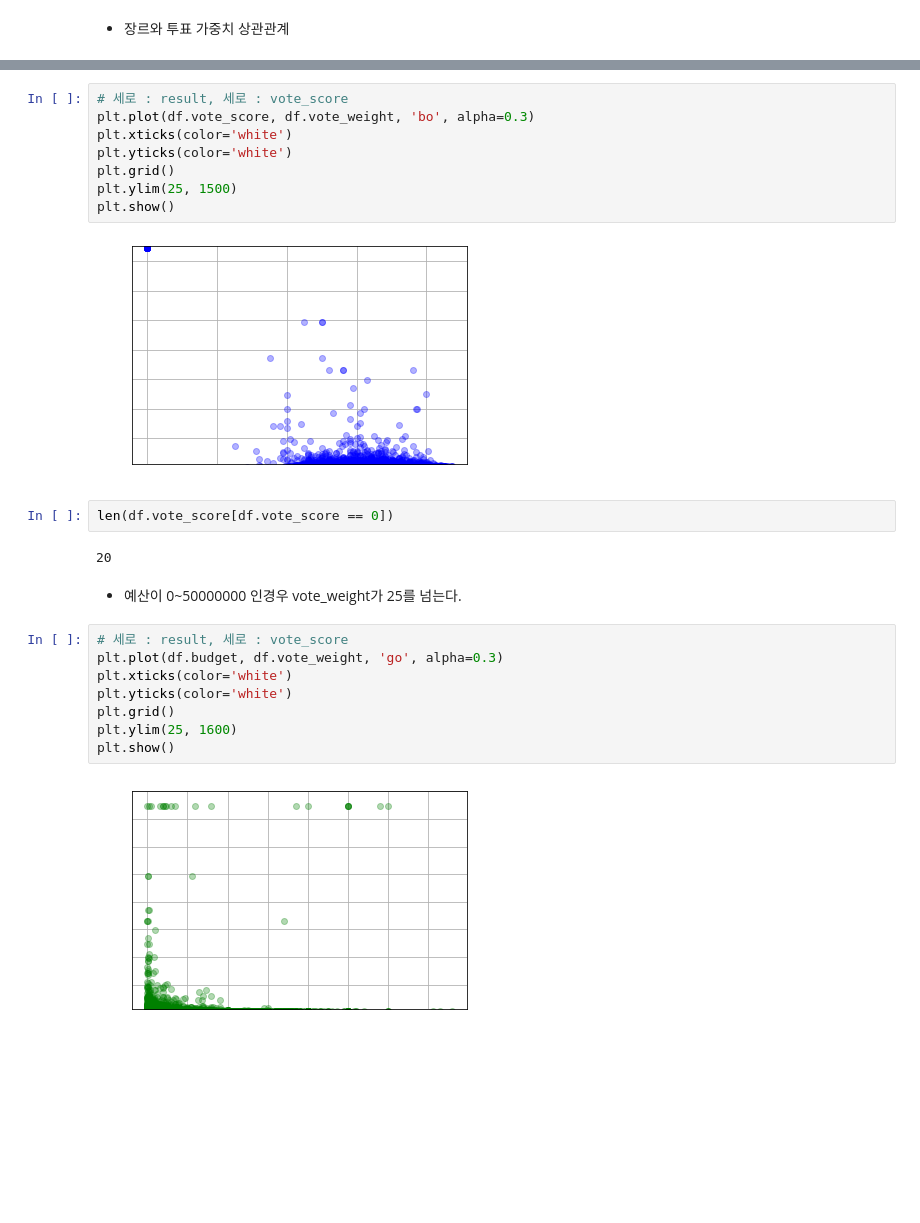
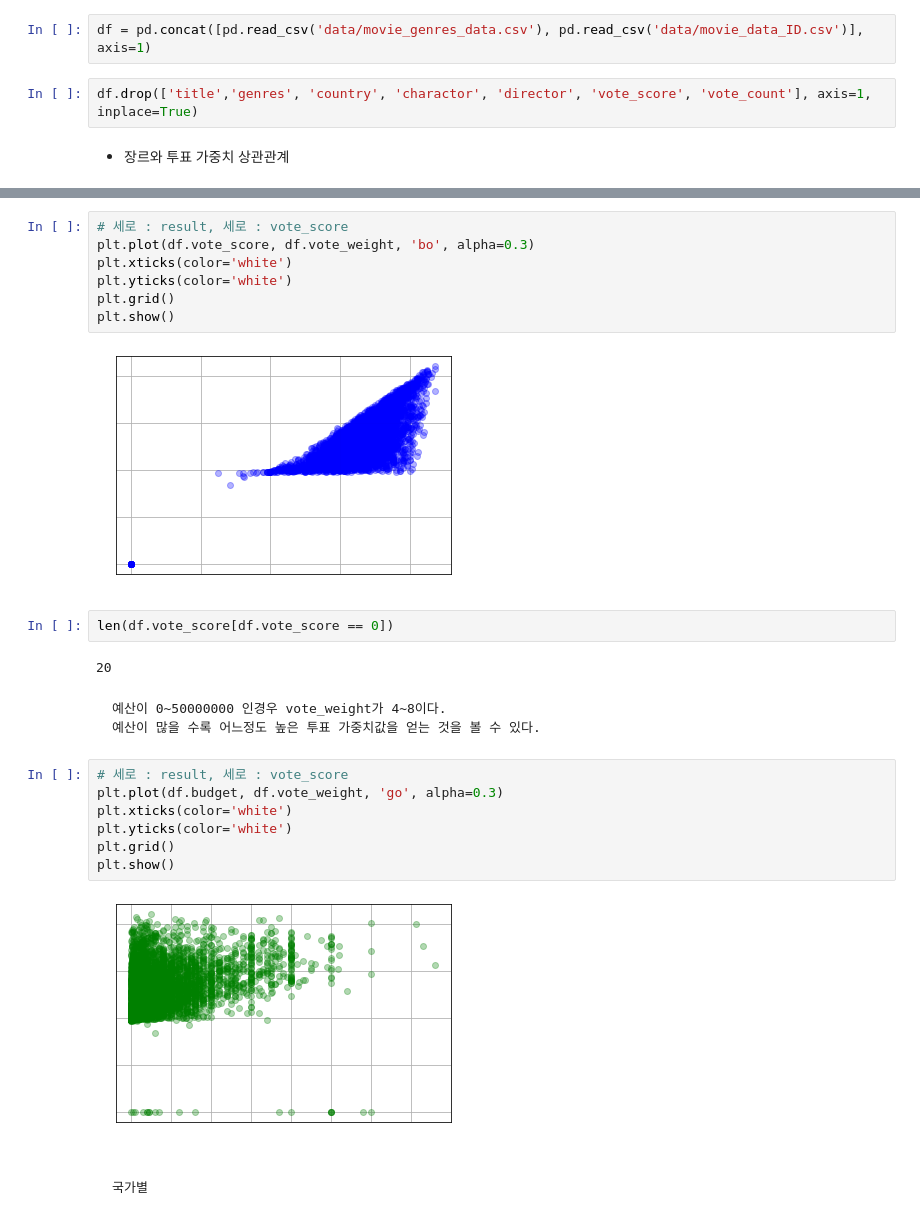
Before and after one commit to sky3085/ripple_ezen, a Jupyter notebook: ML/4.TMDBAnalysis.ipynb, the cells around one changed output, grey strips where cells are left out. Saved outputs shown, nothing was run; the diff lists cells and outputs as text; blank space fills up the shorter version.

Commit message:
new TMDB data

```diff
--- a/ML/4.TMDBAnalysis.ipynb
+++ b/ML/4.TMDBAnalysis.ipynb
@@ -108,2 +210,6 @@ df_genreVote_each['vote_weight'] = df.vote_weight.round(1).astype(int)
+# %%
+df = pd.concat([pd.read_csv('data/movie_genres_data.csv'), pd.read_csv('data/movie_data_ID.csv')], axis=1)
+# %%
+df.drop(['title','genres', 'country', 'charactor', 'director', 'vote_score', 'vote_count'], axis=1, inplace=True)
 # %% [markdown]
 - 장르와 투표 가중치 상관관계
@@ -128,26 +245,27 @@ vote_weight는 평균 25, 25보다 높은 투표 가중치는 대부분 vote_sco
 # %%
 # 세로 : result, 세로 : vote_score
 plt.plot(df.vote_score, df.vote_weight, 'bo', alpha=0.3)
 plt.xticks(color='white')
 plt.yticks(color='white')
 plt.grid()
-plt.ylim(25, 1500)
 plt.show()
 # %% [output]
-[figure, old version]
+[figure, new version]
 # %%
 len(df.vote_score[df.vote_score == 0])
 # %% [output]
 20
-# %% [markdown]
-- 예산이 0~50000000 인경우 vote_weight가 25를 넘는다.
+# %% [markdown]
+<pre>예산이 0~50000000 인경우 vote_weight가 4~8이다.
+예산이 많을 수록 어느정도 높은 투표 가중치값을 얻는 것을 볼 수 있다.</pre>
 # %%
 # 세로 : result, 세로 : vote_score
 plt.plot(df.budget, df.vote_weight, 'go', alpha=0.3)
 plt.xticks(color='white')
 plt.yticks(color='white')
 plt.grid()
-plt.ylim(25, 1600)
 plt.show()
 # %% [output]
-[figure, old version]
+[figure, new version]
+# %% [markdown]
+<pre>국가별</pre>
```
Also changed, not shown: parts of 37 cells of this notebook, 15 other files.
